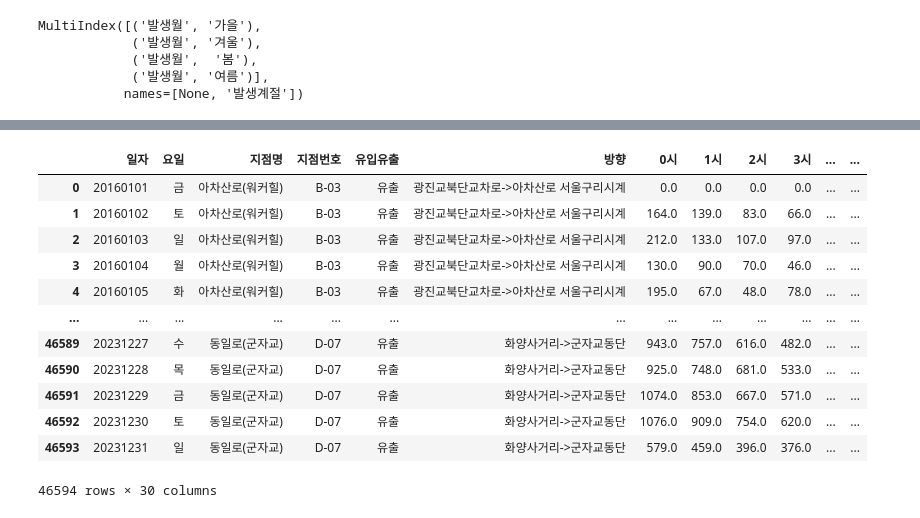
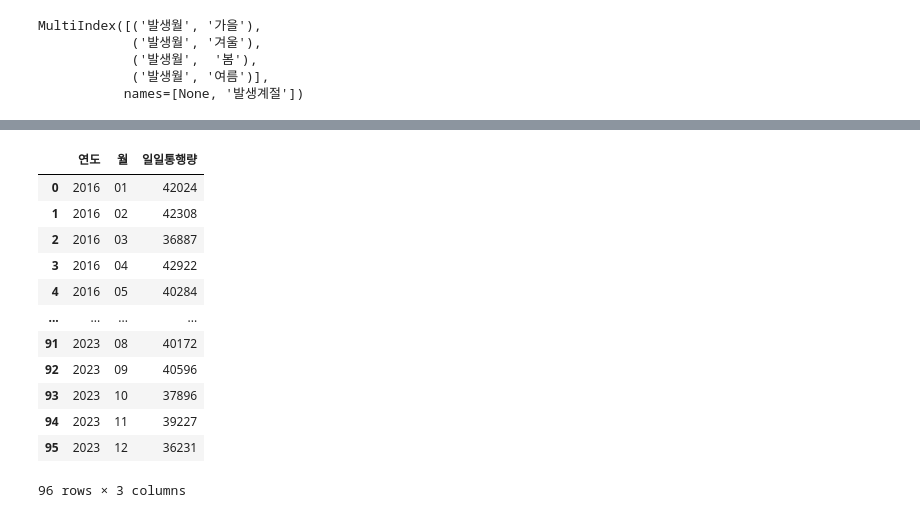
Before and after one commit to Git-Jeong/Data_hackathon_2025, a Jupyter notebook: Data_Analysis/광진구 계절별 사고건수 분석/광진구 계절별 사고건수 분석.ipynb, the cells around one changed output, grey strips where cells are left out. Drawn from its saved outputs; the diff is of its cells as text; code cells hidden in the pictures.

```diff
--- a/Data_Analysis/광진구 계절별 사고건수 분석/광진구 계절별 사고건수 분석.ipynb
+++ b/Data_Analysis/광진구 계절별 사고건수 분석/광진구 계절별 사고건수 분석.ipynb
@@ -145,3 +145,6 @@ MultiIndex([('발생월', '가을'),
             ('발생월',  '봄'),
             ('발생월', '여름')],
            names=[None, '발생계절'])
+# %%
+df16_23 = pd.read_csv('data/2016~2023년 서울시 광진구 교통량 조사자료.csv')
+df16_23
@@ -147,0 +165,8 @@ MultiIndex([('발생월', '가을'),
+# %%
+df16_23['연도'] = df16_23['일자'].astype('str').str[:4]
+df16_23['월'] = df16_23['일자'].astype('str').str[4:6]
+df16_23 = df16_23[['일자', '연도', '월', '요일', '지점명', '지점번호', '유입유출', '방향', '0시', '1시', '2시', '3시', '4시',
+       '5시', '6시', '7시', '8시', '9시', '10시', '11시', '12시', '13시', '14시', '15시',
+       '16시', '17시', '18시', '19시', '20시', '21시', '22시', '23시']]
+df16_23['일일통행량'] = df16_23.iloc[:, 8:-1].agg('sum', axis = 1).astype('int')
+df16_23
@@ -147,0 +192,4 @@ MultiIndex([('발생월', '가을'),
+# %%
+df16_23_daymean = df16_23[['연도', '월', '지점번호', '유입유출', '일일통행량']].groupby(['연도', '월', '지점번호', '유입유출'], as_index = False).agg('mean')
+df16_23_daymean['일일통행량'] = df16_23_daymean['일일통행량'].astype('int')
+df16_23_daymean
@@ -148,16 +210,18 @@ MultiIndex([('발생월', '가을'),
 # %%
-pd.read_csv('data/2016~2023년 서울시 광진구 교통량 조사자료.csv')
+df16_23_monthmean = df16_23_daymean[['연도', '월', '일일통행량']].groupby(['연도', '월'], as_index = False).agg('mean')
+df16_23_monthmean['일일통행량'] = df16_23_monthmean['일일통행량'].astype('int')
+df16_23_monthmean
 # %% [output]
-|  | 일자 | 요일 | 지점명 | 지점번호 | 유입유출 | 방향 | 0시 | 1시 | 2시 | 3시 | ... | ... |
-| 0 | 20160101 | 금 | 아차산로(워커힐) | B-03 | 유출 | 광진교북단교차로->아차산로 서울구리시계 | 0.0 | 0.0 | 0.0 | 0.0 | ... | ... |
-| 1 | 20160102 | 토 | 아차산로(워커힐) | B-03 | 유출 | 광진교북단교차로->아차산로 서울구리시계 | 164.0 | 139.0 | 83.0 | 66.0 | ... | ... |
-| 2 | 20160103 | 일 | 아차산로(워커힐) | B-03 | 유출 | 광진교북단교차로->아차산로 서울구리시계 | 212.0 | 133.0 | 107.0 | 97.0 | ... | ... |
-| 3 | 20160104 | 월 | 아차산로(워커힐) | B-03 | 유출 | 광진교북단교차로->아차산로 서울구리시계 | 130.0 | 90.0 | 70.0 | 46.0 | ... | ... |
-| 4 | 20160105 | 화 | 아차산로(워커힐) | B-03 | 유출 | 광진교북단교차로->아차산로 서울구리시계 | 195.0 | 67.0 | 48.0 | 78.0 | ... | ... |
-| ... | ... | ... | ... | ... | ... | ... | ... | ... | ... | ... | ... | ... |
-| 46589 | 20231227 | 수 | 동일로(군자교) | D-07 | 유출 | 화양사거리->군자교동단 | 943.0 | 757.0 | 616.0 | 482.0 | ... | ... |
-| 46590 | 20231228 | 목 | 동일로(군자교) | D-07 | 유출 | 화양사거리->군자교동단 | 925.0 | 748.0 | 681.0 | 533.0 | ... | ... |
-| 46591 | 20231229 | 금 | 동일로(군자교) | D-07 | 유출 | 화양사거리->군자교동단 | 1074.0 | 853.0 | 667.0 | 571.0 | ... | ... |
-| 46592 | 20231230 | 토 | 동일로(군자교) | D-07 | 유출 | 화양사거리->군자교동단 | 1076.0 | 909.0 | 754.0 | 620.0 | ... | ... |
-| 46593 | 20231231 | 일 | 동일로(군자교) | D-07 | 유출 | 화양사거리->군자교동단 | 579.0 | 459.0 | 396.0 | 376.0 | ... | ... |
+|  | 연도 | 월 | 일일통행량 |
+| 0 | 2016 | 01 | 42024 |
+| 1 | 2016 | 02 | 42308 |
+| 2 | 2016 | 03 | 36887 |
+| 3 | 2016 | 04 | 42922 |
+| 4 | 2016 | 05 | 40284 |
+| ... | ... | ... | ... |
+| 91 | 2023 | 08 | 40172 |
+| 92 | 2023 | 09 | 40596 |
+| 93 | 2023 | 10 | 37896 |
+| 94 | 2023 | 11 | 39227 |
+| 95 | 2023 | 12 | 36231 |
-46594 rows × 30 columns
+96 rows × 3 columns
```
Also changed, not shown: parts of 5 cells of this notebook.
